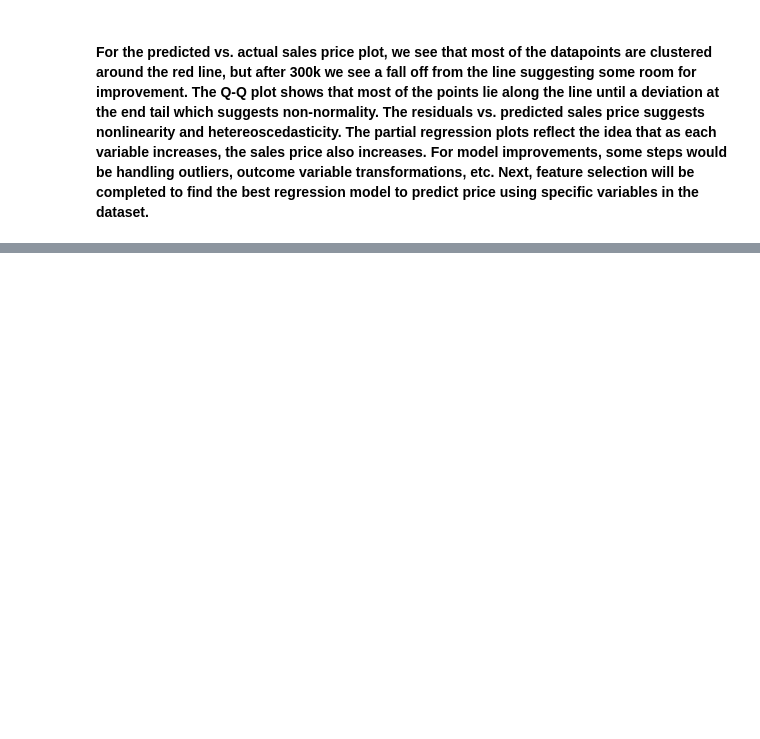
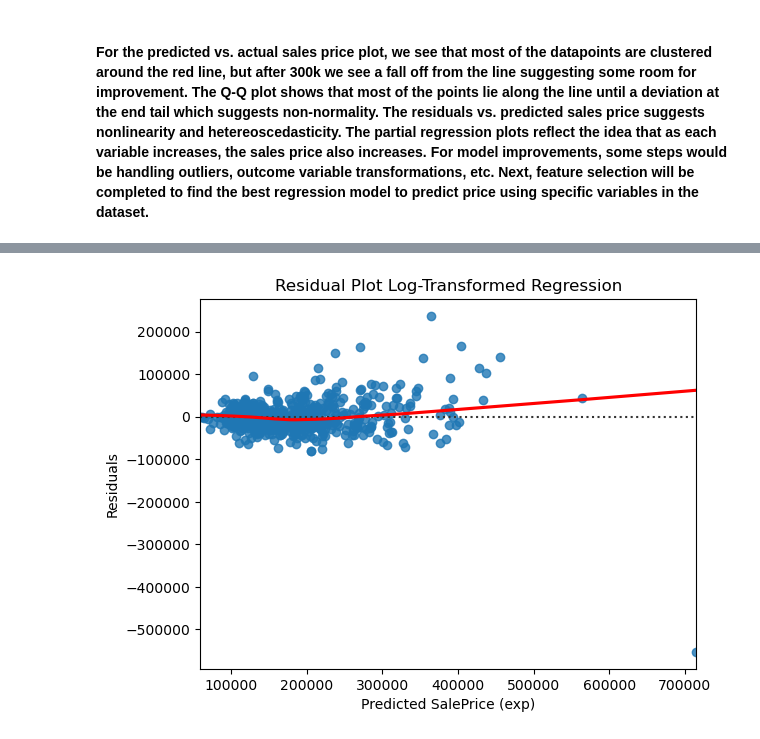
Before and after one commit to nphanrahan/data-quarks, a Jupyter notebook: notebooks/02_regression_analysis.ipynb, the cells around one changed output, grey strips where cells are left out. Saved outputs shown, nothing was run; the diff lists cells and outputs as text; code cells hidden in the pictures; blank space fills up the shorter version.

```diff
--- a/notebooks/02_regression_analysis.ipynb
+++ b/notebooks/02_regression_analysis.ipynb
@@ -84,0 +151,13 @@ plt.show()
+# %%
+# Residual
+y_test_exp = np.expm1(y_test_log)
+y_pred_exp = np.expm1(y_pred_log)
+residuals_log = y_test_exp - y_pred_exp
+
+sns.residplot(x=y_pred_exp, y=residuals_log, lowess=True, line_kws={'color': 'red'})
+plt.xlabel('Predicted SalePrice (exp)')
+plt.ylabel('Residuals')
+plt.title('Residual Plot Log-Transformed Regression')
+plt.show()
+# %% [output]
+[figure, added]
```
Also changed, not shown: parts of 9 cells of this notebook.
